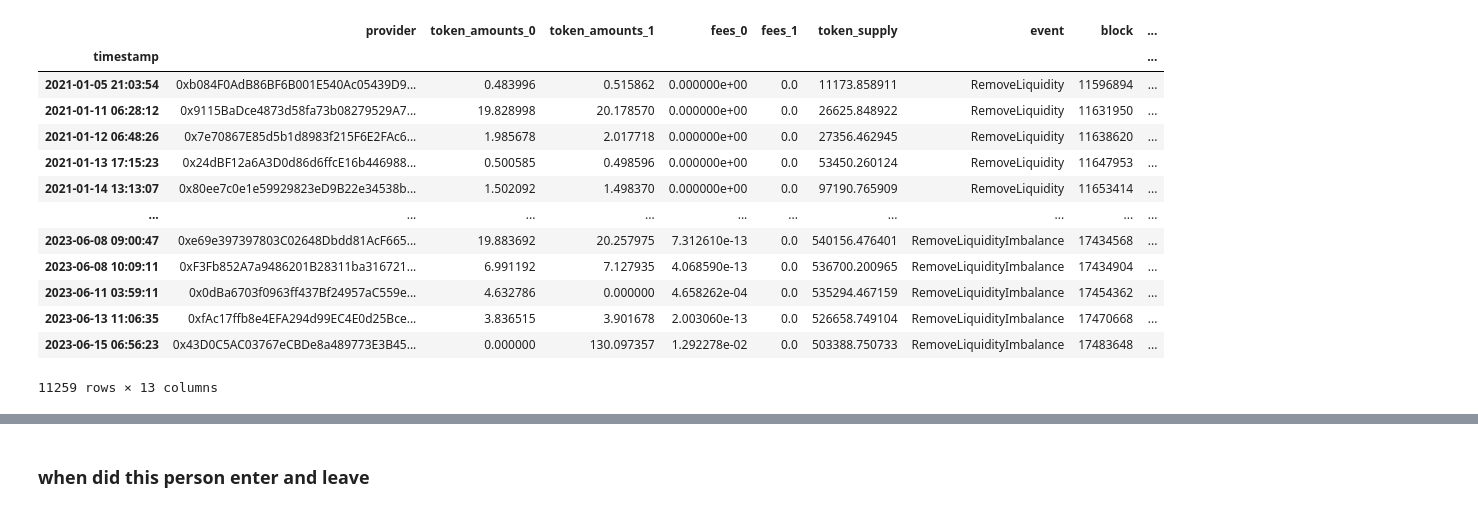
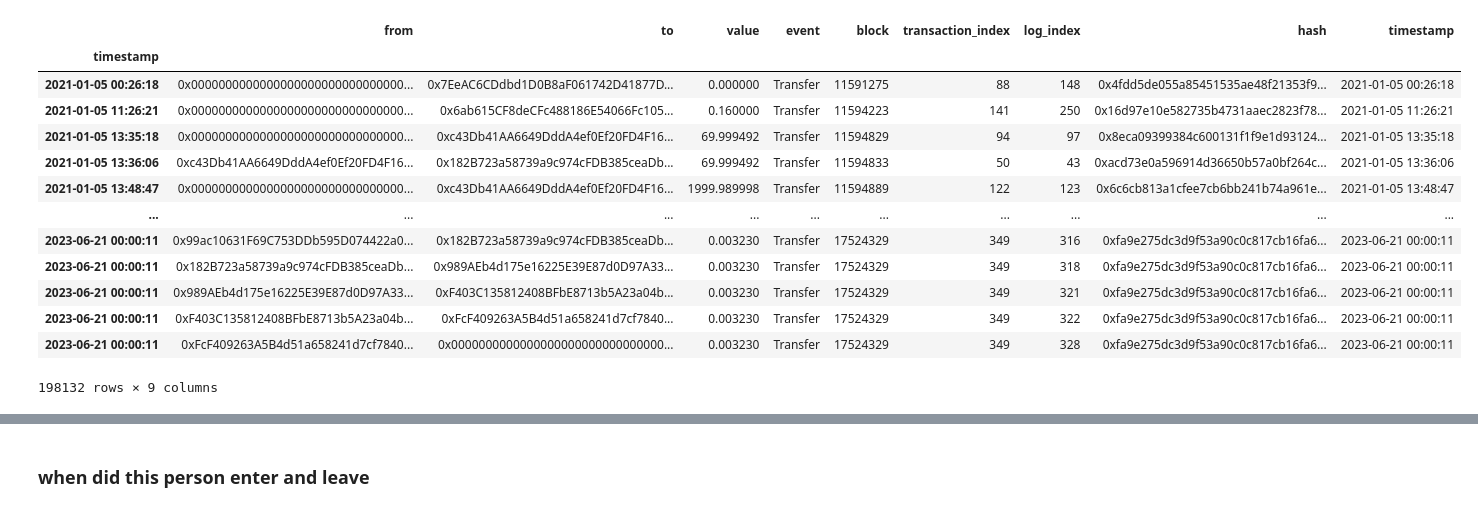
Before and after one commit to Tokemak/InternProject, a Jupyter notebook: internproject/look_at_add_and_withdrawl_lp.ipynb, the cells around one changed output, grey strips where cells are left out. Saved outputs shown, nothing was run; the diff lists cells and outputs as text; code cells hidden in the pictures.

```diff
--- a/internproject/look_at_add_and_withdrawl_lp.ipynb
+++ b/internproject/look_at_add_and_withdrawl_lp.ipynb
@@ -25,17 +10,0 @@ add_lp
-# %%
-remove_lp
-# %% [output]
-|  | provider | token_amounts_0 | token_amounts_1 | fees_0 | fees_1 | token_supply | event | block | ... |
-| timestamp |  |  |  |  |  |  |  |  | ... |
-| 2021-01-05 21:03:54 | 0xb084F0AdB86BF6B001E540Ac05439D9... | 0.483996 | 0.515862 | 0.000000e+00 | 0.0 | 11173.858911 | RemoveLiquidity | 11596894 | ... |
-| 2021-01-11 06:28:12 | 0x9115BaDce4873d58fa73b08279529A7... | 19.828998 | 20.178570 | 0.000000e+00 | 0.0 | 26625.848922 | RemoveLiquidity | 11631950 | ... |
-| 2021-01-12 06:48:26 | 0x7e70867E85d5b1d8983f215F6E2FAc6... | 1.985678 | 2.017718 | 0.000000e+00 | 0.0 | 27356.462945 | RemoveLiquidity | 11638620 | ... |
-| 2021-01-13 17:15:23 | 0x24dBF12a6A3D0d86d6ffcE16b446988... | 0.500585 | 0.498596 | 0.000000e+00 | 0.0 | 53450.260124 | RemoveLiquidity | 11647953 | ... |
-| 2021-01-14 13:13:07 | 0x80ee7c0e1e59929823eD9B22e34538b... | 1.502092 | 1.498370 | 0.000000e+00 | 0.0 | 97190.765909 | RemoveLiquidity | 11653414 | ... |
-| ... | ... | ... | ... | ... | ... | ... | ... | ... | ... |
-| 2023-06-08 09:00:47 | 0xe69e397397803C02648Dbdd81AcF665... | 19.883692 | 20.257975 | 7.312610e-13 | 0.0 | 540156.476401 | RemoveLiquidityImbalance | 17434568 | ... |
-| 2023-06-08 10:09:11 | 0xF3Fb852A7a9486201B28311ba316721... | 6.991192 | 7.127935 | 4.068590e-13 | 0.0 | 536700.200965 | RemoveLiquidityImbalance | 17434904 | ... |
-| 2023-06-11 03:59:11 | 0x0dBa6703f0963ff437Bf24957aC559e... | 4.632786 | 0.000000 | 4.658262e-04 | 0.0 | 535294.467159 | RemoveLiquidityImbalance | 17454362 | ... |
-| 2023-06-13 11:06:35 | 0xfAc17ffb8e4EFA294d99EC4E0d25Bce... | 3.836515 | 3.901678 | 2.003060e-13 | 0.0 | 526658.749104 | RemoveLiquidityImbalance | 17470668 | ... |
-| 2023-06-15 06:56:23 | 0x43D0C5AC03767eCBDe8a489773E3B45... | 0.000000 | 130.097357 | 1.292278e-02 | 0.0 | 503388.750733 | RemoveLiquidityImbalance | 17483648 | ... |
-11259 rows × 13 columns
@@ -41,0 +13,17 @@ remove_lp
+# %%
+lp_transfers
+# %% [output]
+|  | from | to | value | event | block | transaction_index | log_index | hash | timestamp |
+| timestamp |  |  |  |  |  |  |  |  |  |
+| 2021-01-05 00:26:18 | 0x0000000000000000000000000000000... | 0x7EeAC6CDdbd1D0B8aF061742D41877D... | 0.000000 | Transfer | 11591275 | 88 | 148 | 0x4fdd5de055a85451535ae48f21353f9... | 2021-01-05 00:26:18 |
+| 2021-01-05 11:26:21 | 0x0000000000000000000000000000000... | 0x6ab615CF8deCFc488186E54066Fc105... | 0.160000 | Transfer | 11594223 | 141 | 250 | 0x16d97e10e582735b4731aaec2823f78... | 2021-01-05 11:26:21 |
+| 2021-01-05 13:35:18 | 0x0000000000000000000000000000000... | 0xc43Db41AA6649DddA4ef0Ef20FD4F16... | 69.999492 | Transfer | 11594829 | 94 | 97 | 0x8eca09399384c600131f1f9e1d93124... | 2021-01-05 13:35:18 |
+| 2021-01-05 13:36:06 | 0xc43Db41AA6649DddA4ef0Ef20FD4F16... | 0x182B723a58739a9c974cFDB385ceaDb... | 69.999492 | Transfer | 11594833 | 50 | 43 | 0xacd73e0a596914d36650b57a0bf264c... | 2021-01-05 13:36:06 |
+| 2021-01-05 13:48:47 | 0x0000000000000000000000000000000... | 0xc43Db41AA6649DddA4ef0Ef20FD4F16... | 1999.989998 | Transfer | 11594889 | 122 | 123 | 0x6c6cb813a1cfee7cb6bb241b74a961e... | 2021-01-05 13:48:47 |
+| ... | ... | ... | ... | ... | ... | ... | ... | ... | ... |
+| 2023-06-21 00:00:11 | 0x99ac10631F69C753DDb595D074422a0... | 0x182B723a58739a9c974cFDB385ceaDb... | 0.003230 | Transfer | 17524329 | 349 | 316 | 0xfa9e275dc3d9f53a90c0c817cb16fa6... | 2023-06-21 00:00:11 |
+| 2023-06-21 00:00:11 | 0x182B723a58739a9c974cFDB385ceaDb... | 0x989AEb4d175e16225E39E87d0D97A33... | 0.003230 | Transfer | 17524329 | 349 | 318 | 0xfa9e275dc3d9f53a90c0c817cb16fa6... | 2023-06-21 00:00:11 |
+| 2023-06-21 00:00:11 | 0x989AEb4d175e16225E39E87d0D97A33... | 0xF403C135812408BFbE8713b5A23a04b... | 0.003230 | Transfer | 17524329 | 349 | 321 | 0xfa9e275dc3d9f53a90c0c817cb16fa6... | 2023-06-21 00:00:11 |
+| 2023-06-21 00:00:11 | 0xF403C135812408BFbE8713b5A23a04b... | 0xFcF409263A5B4d51a658241d7cf7840... | 0.003230 | Transfer | 17524329 | 349 | 322 | 0xfa9e275dc3d9f53a90c0c817cb16fa6... | 2023-06-21 00:00:11 |
+| 2023-06-21 00:00:11 | 0xFcF409263A5B4d51a658241d7cf7840... | 0x0000000000000000000000000000000... | 0.003230 | Transfer | 17524329 | 349 | 328 | 0xfa9e275dc3d9f53a90c0c817cb16fa6... | 2023-06-21 00:00:11 |
+198132 rows × 9 columns
```
Also changed, not shown: parts of 11 cells of this notebook, 4 other files.
